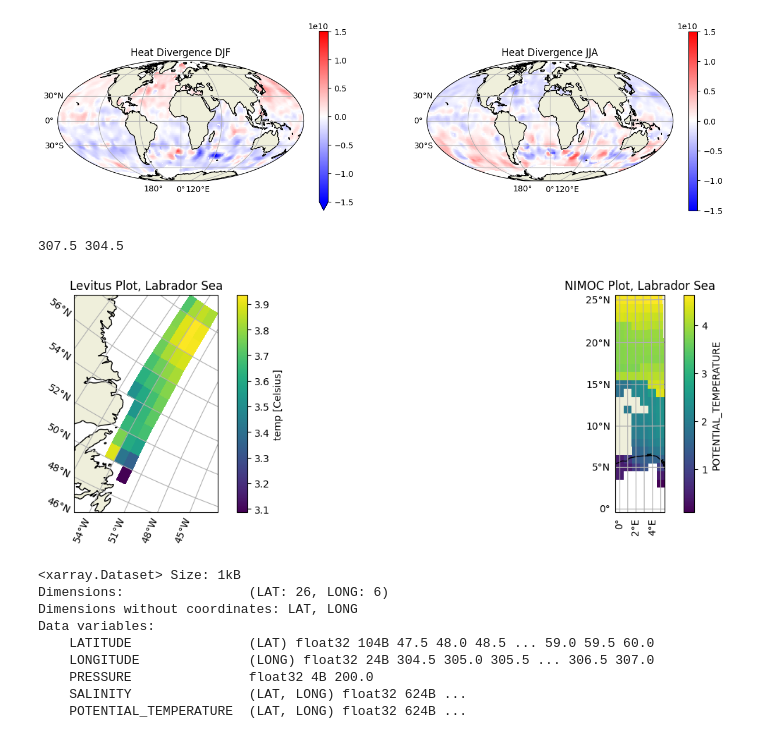
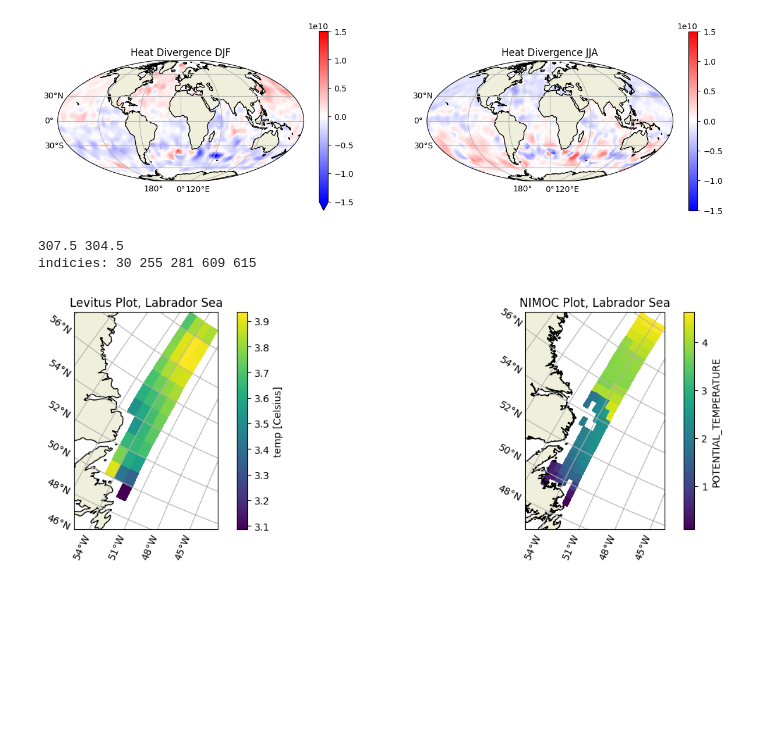
Before and after one commit to JRethemeier/Thermohaline-Circulation, a Jupyter notebook: Assignment2/Assignment2.ipynb, the cells around one changed output. Saved outputs shown, nothing was run; the diff lists cells and outputs as text; code cells hidden in the pictures; blank space fills up the shorter version.

```diff
--- a/Assignment2/Assignment2.ipynb
+++ b/Assignment2/Assignment2.ipynb
@@ -138,47 +138,36 @@ Text(0.5, 1.0, 'Heat Divergence JJA')
 # Irminger sea: 62°N 35°W
 # source: wikipedia
 
 def w_to_e(west):
     return 360-west
 
 long1 = w_to_e(52.5)
 long2 = w_to_e(55.5)
 print(long1, long2)
-isopycnal
 
 labrador_levitus = levitus.sel(Z=200, T=0.5, Y=slice(47.5, 60.5), X=slice(304.5, 307.5)).temp.T
 
 pres = np.where(isopycnal.PRESSURE.values == 200)[0][0]
 lat1 = np.where(isopycnal.LATITUDE.values == 47.5)[0][0]
 lat2 = np.where(isopycnal.LATITUDE.values == 60.5)[0][0]
 lon1 = np.where(isopycnal.LONGITUDE.values == long2)[0][0]
 lon2 = np.where(isopycnal.LONGITUDE.values == long1)[0][0]
+print("indicies:", pres, lat1, lat2, lon1, lon2)
 
-labrador_isopycnal = isopycnal.sel(PRES=pres, LAT=slice(lat1, lat2), LONG=slice(lon1, lon2))
-
-# # labrador_isopycnal
-# # print(isopycnal.LONGITUDE[609].data)
+labrador_isopycnal = isopycnal.set_coords(names=["LATITUDE", "LONGITUDE", "PRESSURE"])
+labrador_isopycnal = labrador_isopycnal.isel(PRES=pres, LAT=slice(lat1, lat2), LONG=slice(lon1, lon2))
 
 fig = plt.figure(figsize=(15, 4))
 ax = fig.add_subplot(121, projection=ccrs.Stereographic())
 basemap(ax)
 labrador_levitus.plot(ax=ax, transform=PlateCarree())
 ax.set_title("Levitus Plot, Labrador Sea")
 ax2 = fig.add_subplot(122, projection=ccrs.Stereographic())
 basemap(ax2)
-labrador_isopycnal.POTENTIAL_TEMPERATURE.plot(ax=ax2, transform=PlateCarree())
+labrador_isopycnal.POTENTIAL_TEMPERATURE.plot(ax=ax2, x="LONGITUDE", y="LATITUDE", transform=PlateCarree())
 ax2.set_title("NIMOC Plot, Labrador Sea")
 plt.show()
-labrador_isopycnal
 # %% [output]
 307.5 304.5
+indicies: 30 255 281 609 615
-[figure, old version]
+[figure, new version]
-<xarray.Dataset> Size: 1kB
-Dimensions:                (LAT: 26, LONG: 6)
-Dimensions without coordinates: LAT, LONG
-Data variables:
-    LATITUDE               (LAT) float32 104B 47.5 48.0 48.5 ... 59.0 59.5 60.0
-    LONGITUDE              (LONG) float32 24B 304.5 305.0 305.5 ... 306.5 307.0
-    PRESSURE               float32 4B 200.0
-    SALINITY               (LAT, LONG) float32 624B ...
-    POTENTIAL_TEMPERATURE  (LAT, LONG) float32 624B ...
```
